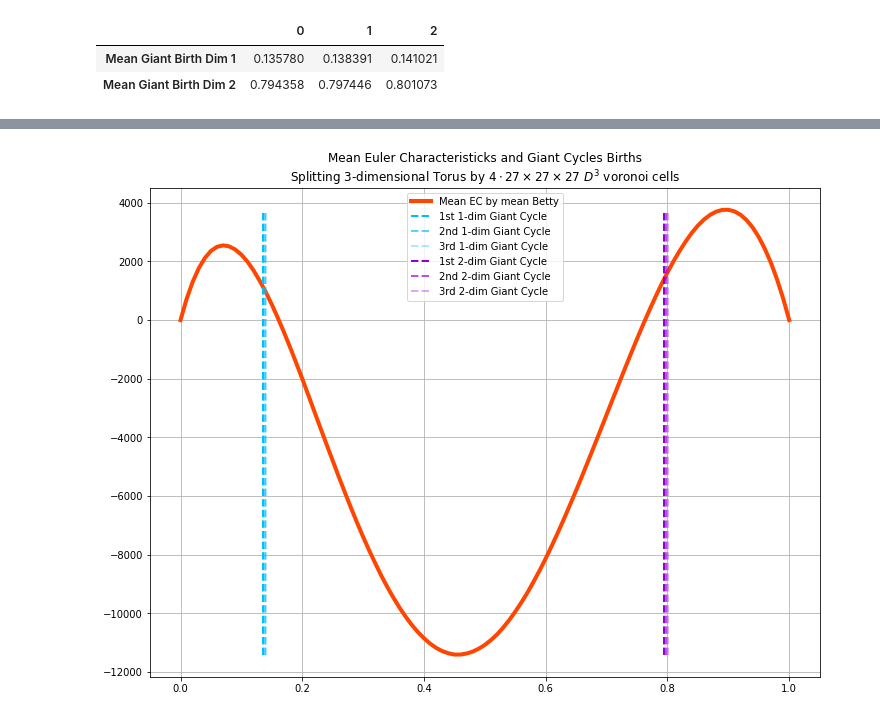
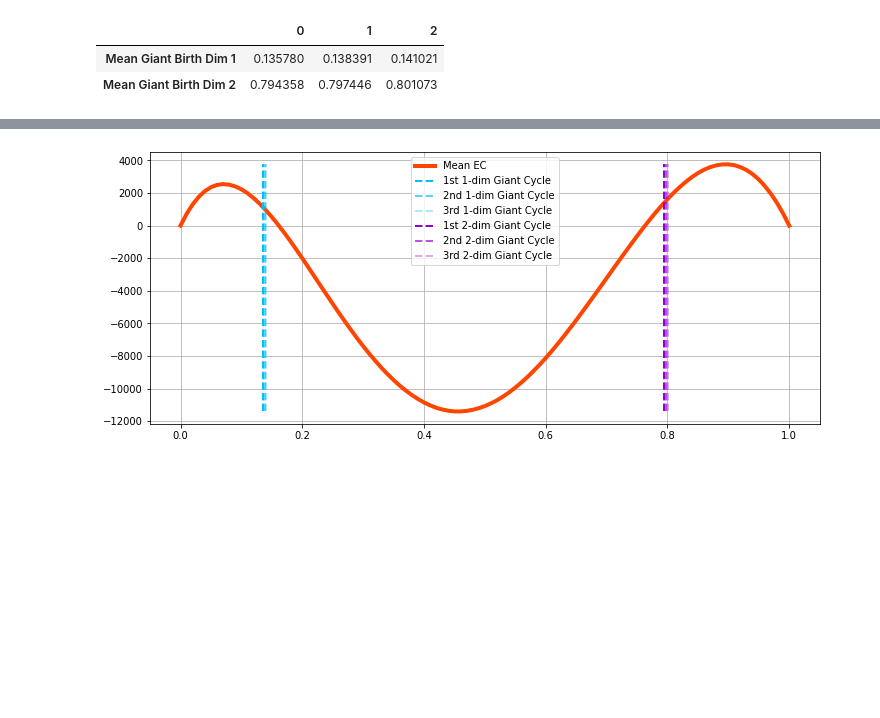
Before and after one commit to zimfv/topological-data-serial-experiments, a Jupyter notebook: Analyze Tessellations on 3-dim Torus.ipynb, the cells around one changed output, grey strips where cells are left out. Saved outputs shown, nothing was run; the diff lists cells and outputs as text; code cells hidden in the pictures; blank space fills up the shorter version.

```diff
--- a/Analyze Tessellations on 3-dim Torus.ipynb
+++ b/Analyze Tessellations on 3-dim Torus.ipynb
@@ -4,3 +4,5 @@ import numpy as np
 import pandas as pd
 from matplotlib import pyplot as plt
 from matplotlib import colormaps as cm
+# %%
+figsize=(12, 5)
@@ -80,0 +121,6 @@ Calculated in  21.7990 seconds.
+# %%
+clock = time.perf_counter()
+n = 100
+array = np.arange(0, 1 + 1/n, 1/n)
+mean_EC = calculate_mean_EC(df, array)
+print('Calculated in {0: .4f} seconds.'.format(time.perf_counter() - clock))
@@ -204,0 +230,6 @@ Calculated in  6.0018 seconds.
+# %%
+clock = time.perf_counter()
+n = 100
+array = np.arange(0, 1 + 1/n, 1/n)
+mean_EC = calculate_mean_EC(df, array)
+print('Calculated in {0: .4f} seconds.'.format(time.perf_counter() - clock))
@@ -229,26 +262,27 @@ plt.show()
 # %%
-plt.figure(figsize=(12, 9))
-plt.title('Mean Euler Characteristicks and Giant Cycles Births\nSplitting 3-dimensional Torus by $4\cdot{0}\\times{0}\\times{0}$ $D^3$ voronoi cells'.format(size))
+plt.figure(figsize=figsize)
+#plt.title('Mean Euler Characteristicks and Giant Cycles Births\nSplitting 3-dimensional Torus by $4\cdot{0}\\times{0}\\times{0}$ $D^3$ voronoi cells'.format(size))
 
 mean_euler_by_sum_means = (mean_betty * (-1)**np.arange(4)).sum(axis=1)
 
-plt.plot(array, mean_euler_by_sum_means, color='orangered', linewidth=4, label='Mean EC by mean Betty')
+#plt.plot(array, mean_euler_by_sum_means, color='orangered', linewidth=4, label='Mean EC by mean Betty')
+plt.plot(array, mean_EC, color='orangered', linewidth=4, label='Mean EC')
 
 color1d = 'deepskyblue'
 color2d = 'darkviolet'
 labels = ['1st {0}-dim Giant Cycle',
           '2nd {0}-dim Giant Cycle',
           '3rd {0}-dim Giant Cycle']
 ypair = [mean_euler_by_sum_means.min(), mean_euler_by_sum_means.max()]
 for i in range(3):
     plt.plot(giant_births_dim1_mean[i]*np.ones(2), ypair, color=color1d,
              alpha=1 - i/3, linestyle='--', linewidth=2, label=labels[i].format(1))
 for i in range(3):
     plt.plot(giant_births_dim2_mean[i]*np.ones(2), ypair, color=color2d,
              alpha=1 - i/3, linestyle='--', linewidth=2, label=labels[i].format(2))
 
 plt.legend()
 plt.grid(True)
-plt.show()
+plt.savefig('LaTeX/pics/ecD3.png')
 # %% [output]
-[figure, old version]
+[figure, new version]
```
Also changed, not shown: parts of 13 cells of this notebook.
